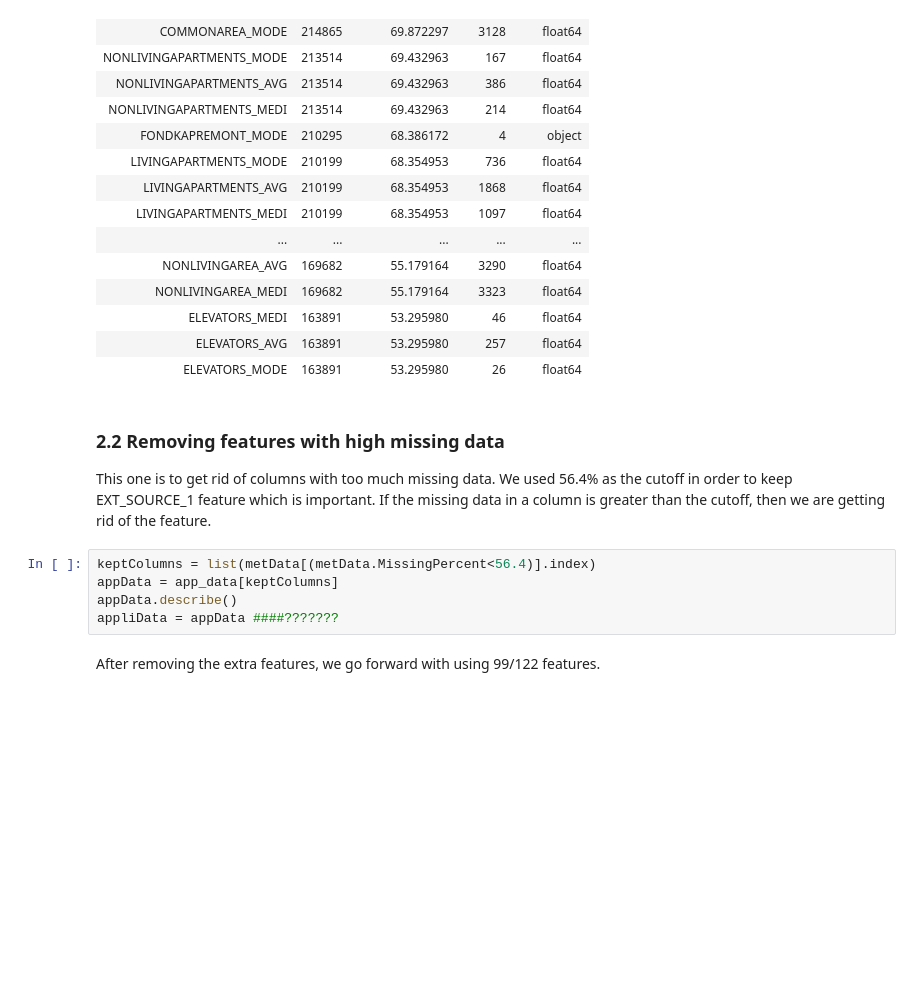
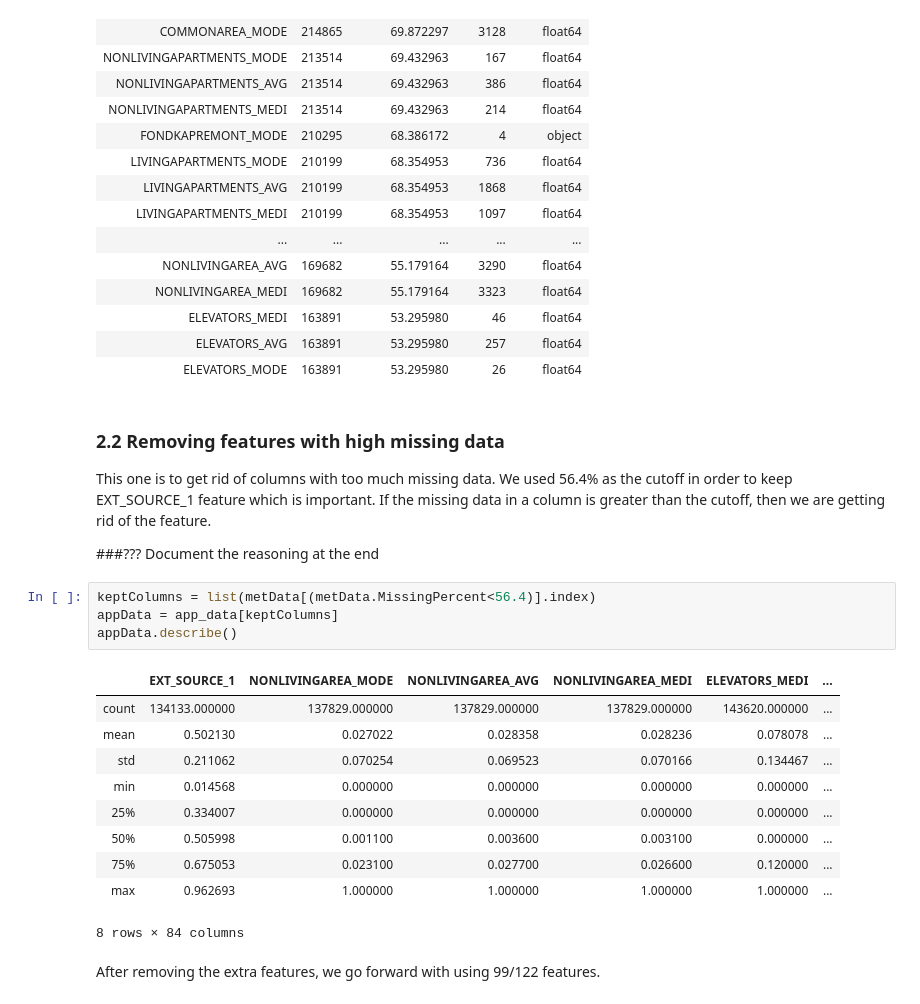
Before and after one commit to guptavasu1213/Loan-Default-Prediction, a Jupyter notebook: ProjectVGXK.ipynb, the cells around one changed output. Saved outputs shown, nothing was run; the diff lists cells and outputs as text; blank space fills up the shorter version.

```diff
--- a/ProjectVGXK.ipynb
+++ b/ProjectVGXK.ipynb
@@ -95,11 +99,23 @@ metData.head(30) #Percent represents the percentage of missing data
 ### 2.2 Removing features with high missing data
 This one is to get rid of columns with too much missing data.
 We used 56.4% as the cutoff in order to keep EXT_SOURCE_1 feature which is important. If the missing data in a column is greater than the cutoff, then we are getting rid of the feature.
+
+###??? Document the reasoning at the end
 # %%
 keptColumns = list(metData[(metData.MissingPercent<56.4)].index)
 appData = app_data[keptColumns]
 appData.describe()
-appliData = appData ####???????
+# %% [output]
+|  | EXT_SOURCE_1 | NONLIVINGAREA_MODE | NONLIVINGAREA_AVG | NONLIVINGAREA_MEDI | ELEVATORS_MEDI | ... |
+| count | 134133.000000 | 137829.000000 | 137829.000000 | 137829.000000 | 143620.000000 | ... |
+| mean | 0.502130 | 0.027022 | 0.028358 | 0.028236 | 0.078078 | ... |
+| std | 0.211062 | 0.070254 | 0.069523 | 0.070166 | 0.134467 | ... |
+| min | 0.014568 | 0.000000 | 0.000000 | 0.000000 | 0.000000 | ... |
+| 25% | 0.334007 | 0.000000 | 0.000000 | 0.000000 | 0.000000 | ... |
+| 50% | 0.505998 | 0.001100 | 0.003600 | 0.003100 | 0.000000 | ... |
+| 75% | 0.675053 | 0.023100 | 0.027700 | 0.026600 | 0.120000 | ... |
+| max | 0.962693 | 1.000000 | 1.000000 | 1.000000 | 1.000000 | ... |
+8 rows × 84 columns
 # %% [markdown]
 After removing the extra features, we go forward with using 99/122 features.
 # %% [markdown]
```
Also changed, not shown: parts of 15 cells of this notebook.
